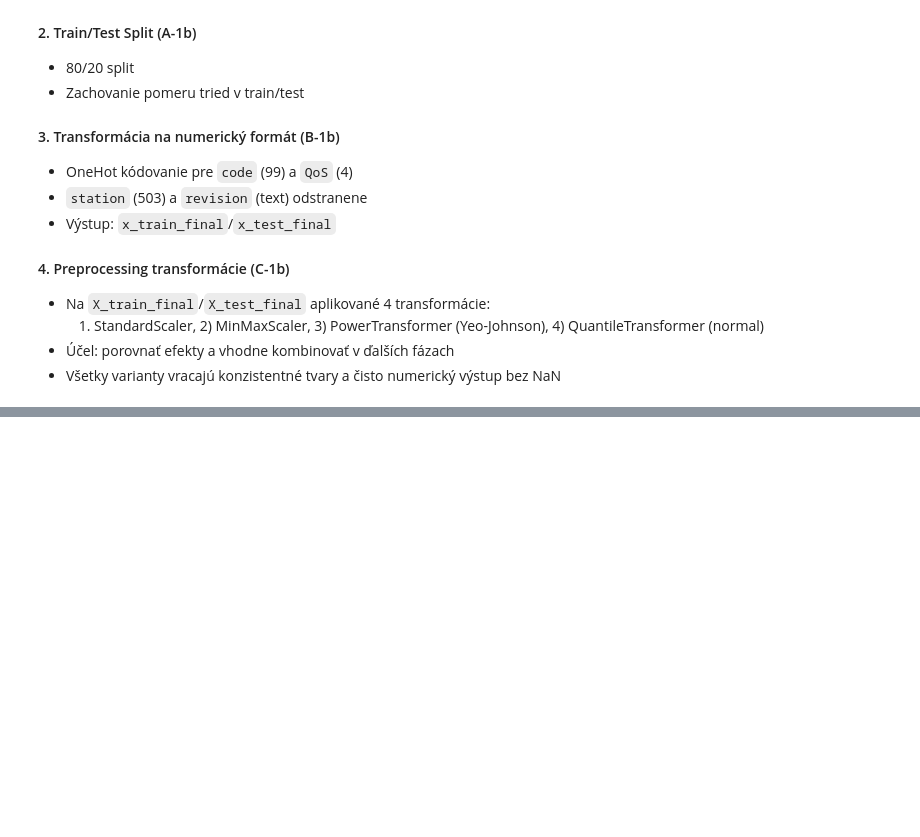
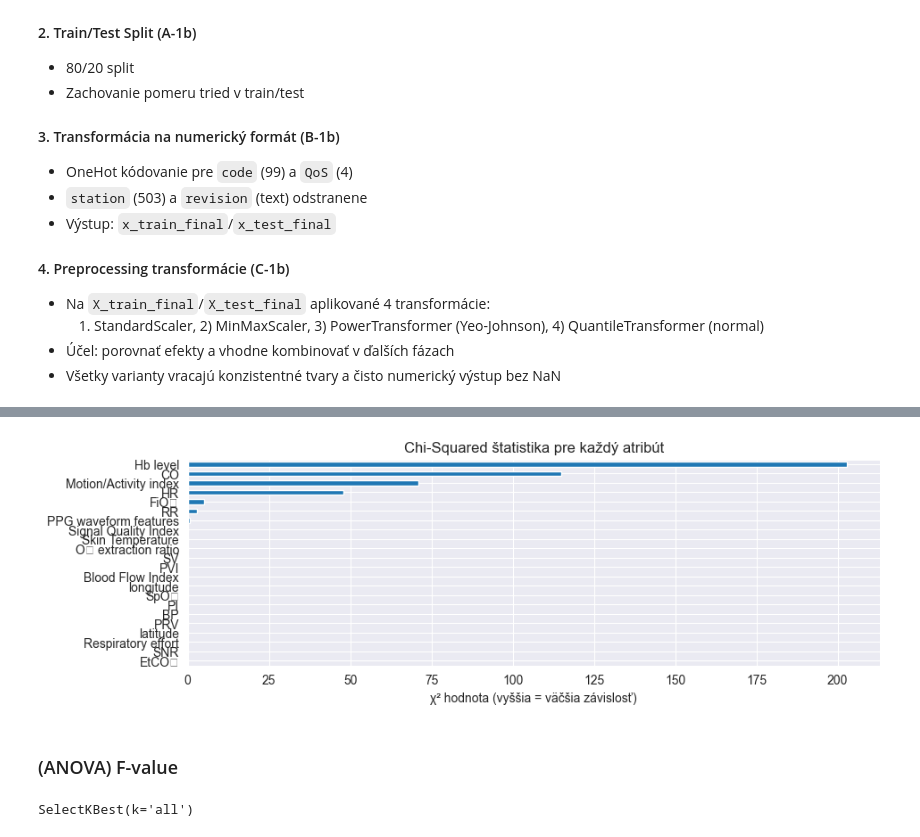
Before and after one commit to BohachNazar/IAUZadanie1, a Jupyter notebook: 1.ipynb, the cells around one changed output, grey strips where cells are left out. Drawn from its saved outputs; the diff is of its cells as text; code cells hidden in the pictures; blank space fills up the shorter version.

```diff
--- a/1.ipynb
+++ b/1.ipynb
@@ -1326,0 +1457,4 @@ plt.show()
+# %%
+chi2_scores = pd.Series(chi2_selector.scores_, index=X_scaled.columns)
+chi2_scores = chi2_scores.sort_values(ascending=True)
+print(chi2_scores)
@@ -1326,0 +1479,17 @@ plt.show()
+# %%
+plt.figure(figsize=(10,3))
+chi2_scores.plot(kind='barh')
+plt.title("Chi-Squared štatistika pre každý atribút")
+plt.xlabel("χ² hodnota (vyššia = väčšia závislosť)")
+plt.show()
+# %% [output]
+[figure, added]
+# %% [markdown]
+### (ANOVA) F-value
+# %%
+from sklearn.feature_selection import f_classif
+
+f_selector = SelectKBest(score_func=f_classif, k='all')
+f_selector.fit(X_scaled, y)
+# %% [output]
+SelectKBest(k='all')
```
Also changed, not shown: parts of 49 cells of this notebook, 1 other file.
